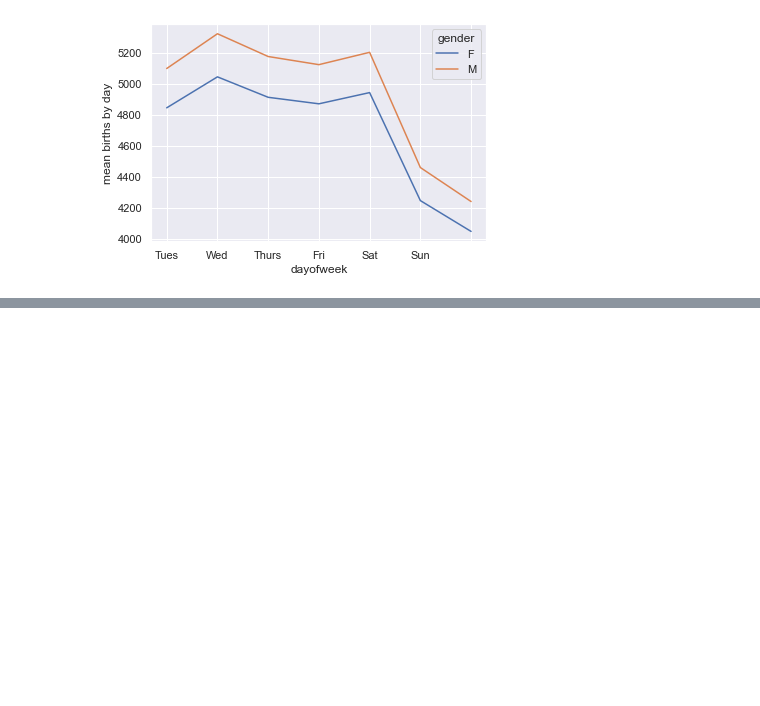
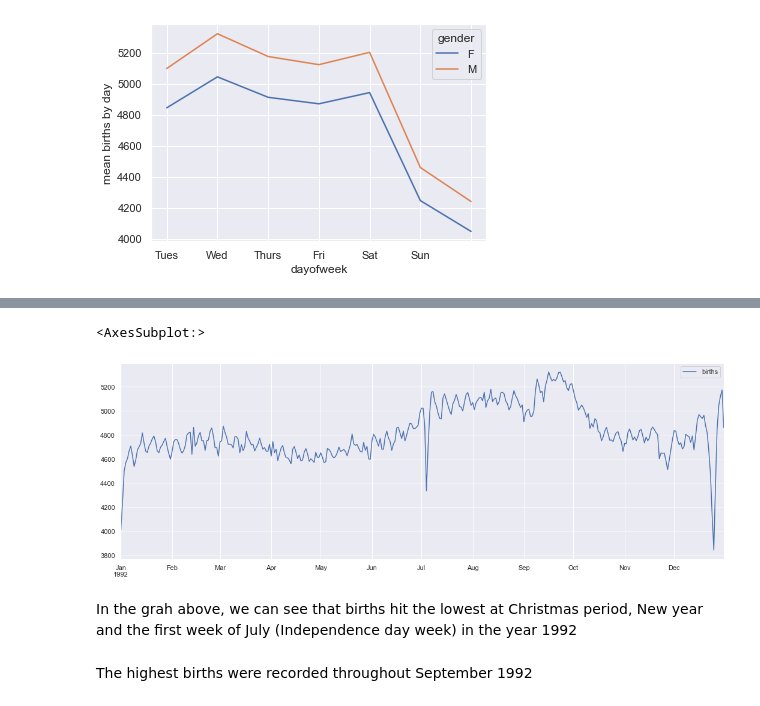
Before and after one commit to imabiodun/Birth_learn, a Jupyter notebook: birth_lernen.ipynb, the cells around one changed output, grey strips where cells are left out. Cells and saved outputs as stored; diff of their text form; code cells hidden in the pictures; blank space fills up the shorter version.

```diff
--- a/birth_lernen.ipynb
+++ b/birth_lernen.ipynb
@@ -166,3 +163,5 @@ birth_by_name=new_birth.pivot_table('births',[new_birth.index.month,new_birth.in
+# %%
+birth_by_births.index=[pd.datetime(1992,month,day) for(month,day) in birth_by_births.index]
 # %%
 birth_by_name
 # %% [output]
@@ -182 +180,11 @@ birth_by_name
 366 rows × 1 columns
+# %%
+fig, axe = plt.subplots(figsize=(18, 6))
+birth_by_births.plot(ax=axe)
+# %% [output]
+<AxesSubplot:>
+[figure, added]
+# %% [markdown]
+In the grah above, we can see that births hit the lowest at Christmas period, New year and the first week of July (Independence day week) in the year 1992
+# %% [markdown]
+The highest births were recorded throughout September 1992
```
Also changed, not shown: parts of 12 cells of this notebook.
